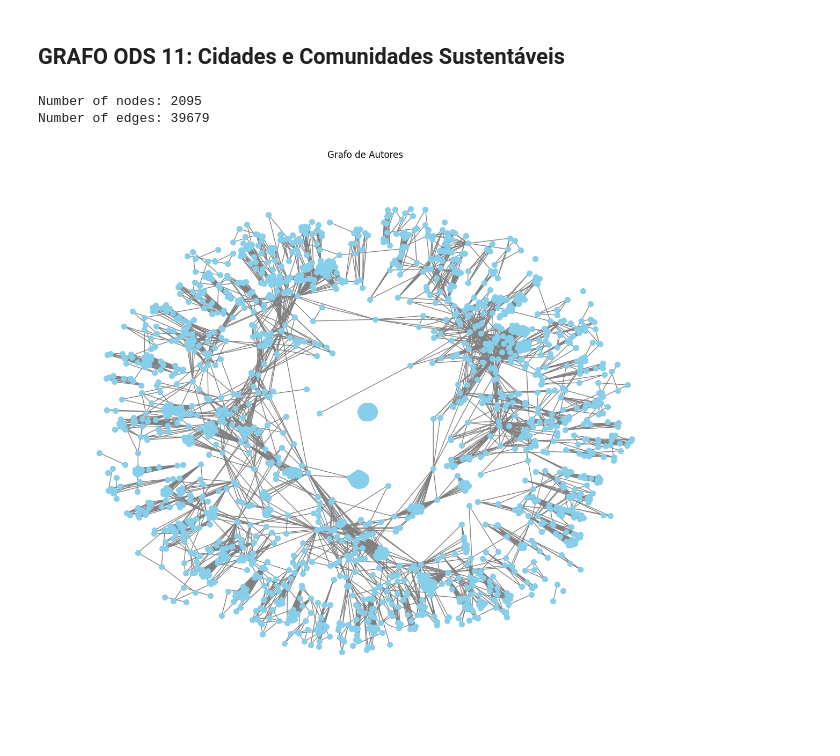
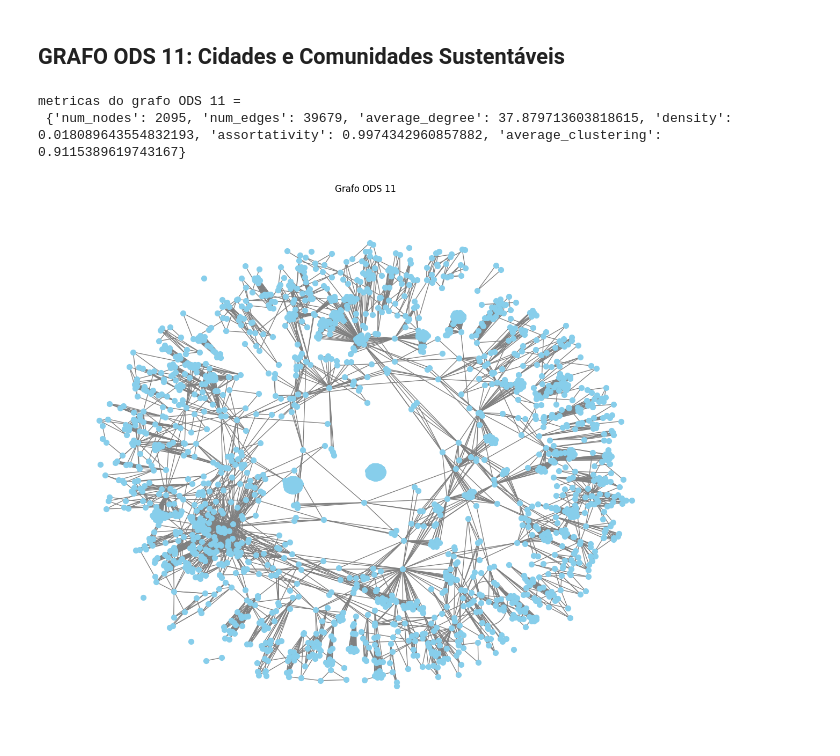
Before and after one commit to CarlosG18/aedii_dca0209, a Jupyter notebook: unidade2/U2T1/requisito_02/assortatividade.ipynb, the cells around one changed output. Drawn from its saved outputs; the diff is of its cells as text; code cells hidden in the pictures.

```diff
--- a/unidade2/U2T1/requisito_02/assortatividade.ipynb
+++ b/unidade2/U2T1/requisito_02/assortatividade.ipynb
@@ -139,17 +195,17 @@ Number of edges: 6119
 # %%
 # obtendo o dataframe da ods_1
 data_frame11 = pd.read_csv('../datasets/ods_11.csv')
 
 # criando o grafo da ods_1
 ods11_graph = create_graph(data_frame11)
 
-# printando o numero de nós e links do grafo
-print(f"Number of nodes: {ods11_graph.number_of_nodes()}")
-print(f"Number of edges: {ods11_graph.number_of_edges()}")
+# metricas do grafo
+metrics_ods11_graph = calculate_graph_metrics(ods11_graph)
+print(f'metricas do grafo ODS 11 = \n {metrics_ods11_graph}')
 
 # plotando o grafo
-plot_graph(ods11_graph)
+plot_graph(ods11_graph, titulo="Grafo ODS 11")
 # %% [output]
-Number of nodes: 2095
-Number of edges: 39679
+metricas do grafo ODS 11 =
+ {'num_nodes': 2095, 'num_edges': 39679, 'average_degree': 37.879713603818615, 'density': 0.018089643554832193, 'assortativity': 0.9974342960857882, 'average_clustering': 0.9115389619743167}
-[figure, old version]
+[figure, new version]
```
Also changed, not shown: parts of 11 cells of this notebook, 3 other files.
